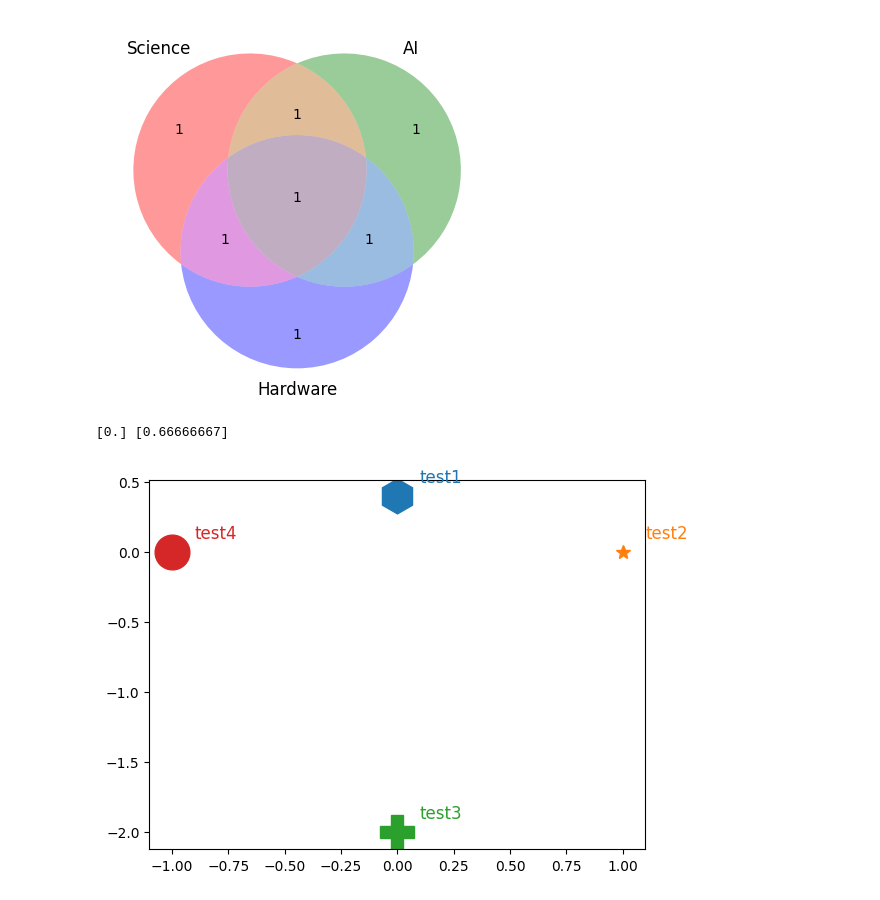
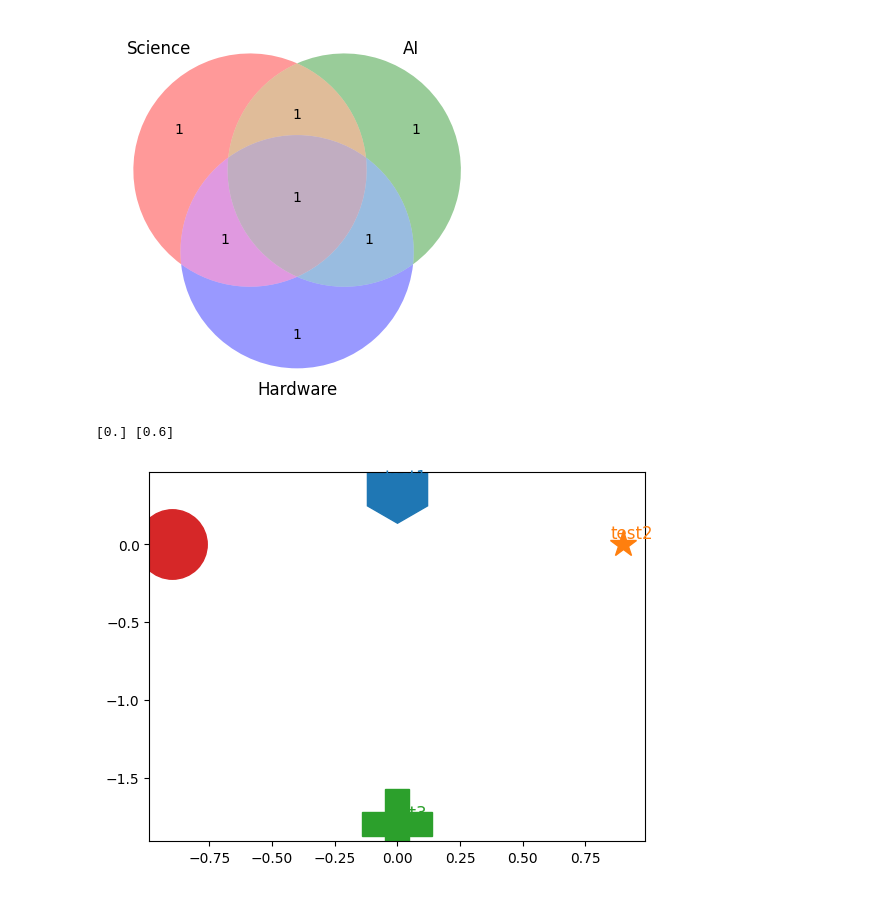
Before and after one commit to violatingcp/A3D3_plot, a Jupyter notebook: A3D3_plot.ipynb, the cells around one changed output. Saved outputs shown, nothing was run; the diff lists cells and outputs as text; code cells hidden in the pictures.

```diff
--- a/A3D3_plot.ipynb
+++ b/A3D3_plot.ipynb
@@ -19,42 +20,42 @@ def convertXY(iScience,iAI,iHardware):
     pHardware = iHardware/total
     pScience  = iScience/total
     #Barycentric to caresian conversion
-    lX0,lY0=0,-2
-    lX1,lY1=2,2
-    lX2,lY2=-2,2
+    lX0,lY0=0,-1.8
+    lX1,lY1=1.8,1.8
+    lX2,lY2=-1.8,1.8
     pX=pAI*lX0+pHardware*lX1+pScience*lX2
     pY=pAI*lY0+pHardware*lY1+pScience*lY2
     return np.array([pX]),np.array([pY])
 
 xtest,ytest=convertXY(1./3.,1./3.,1./3.)
 print(xtest,ytest)
 
 def plotProject(iProject):
     lX,lY = convertXY(iProject[0],iProject[1],iProject[2])
     markertype='O'
     if iProject[-1] == "HEP":
         markertype='P'
     elif iProject[-1] == "MMA":
         markertype='*'
     elif iProject[-1] == "Neuro":
         markertype='h'
     else:
         markertype='o'
-    p = plt.plot(lX,lY,marker=markertype,markersize=20*(iProject[4]/8))
+    p = plt.plot(lX,lY,marker=markertype,markersize=30*(iProject[4]/6))
     lColor = p[0].get_color()
-    plt.text(lX[0]+0.1,lY[0]+0.1,iProject[3],fontsize=12,c=lColor)#,rotation=rotation)
+    plt.text(lX[0]-0.05,lY[0]+0.04,iProject[3],fontsize=12,c=lColor)#,rotation=rotation)
 
 test1=[0.3,0.4,0.3,'test1',10,'Neuro']
 test2=[0.,0.5,0.5,'test2',4,'MMA']
 test3=[0.,1.0,0.0,'test3',10,'HEP']
 test4=[0.5,0.5,0.,'test4',10,'HAC']
 tests=[test1,test2,test3,test4]
 for pTest in tests:
     plotProject(pTest)
 plt.show()
 # %% [output]
-[0.] [0.66666667]
+[0.] [0.6]
-[figure, old version]
+[figure, new version]
 # %%
 #Projects
 sPVCNN   = [0.4,0.4,0.2,"sPVCNN",8,"HEP"]#Science, AI, Hardware, 8 people
```
Also changed, not shown: parts of 4 cells of this notebook.
